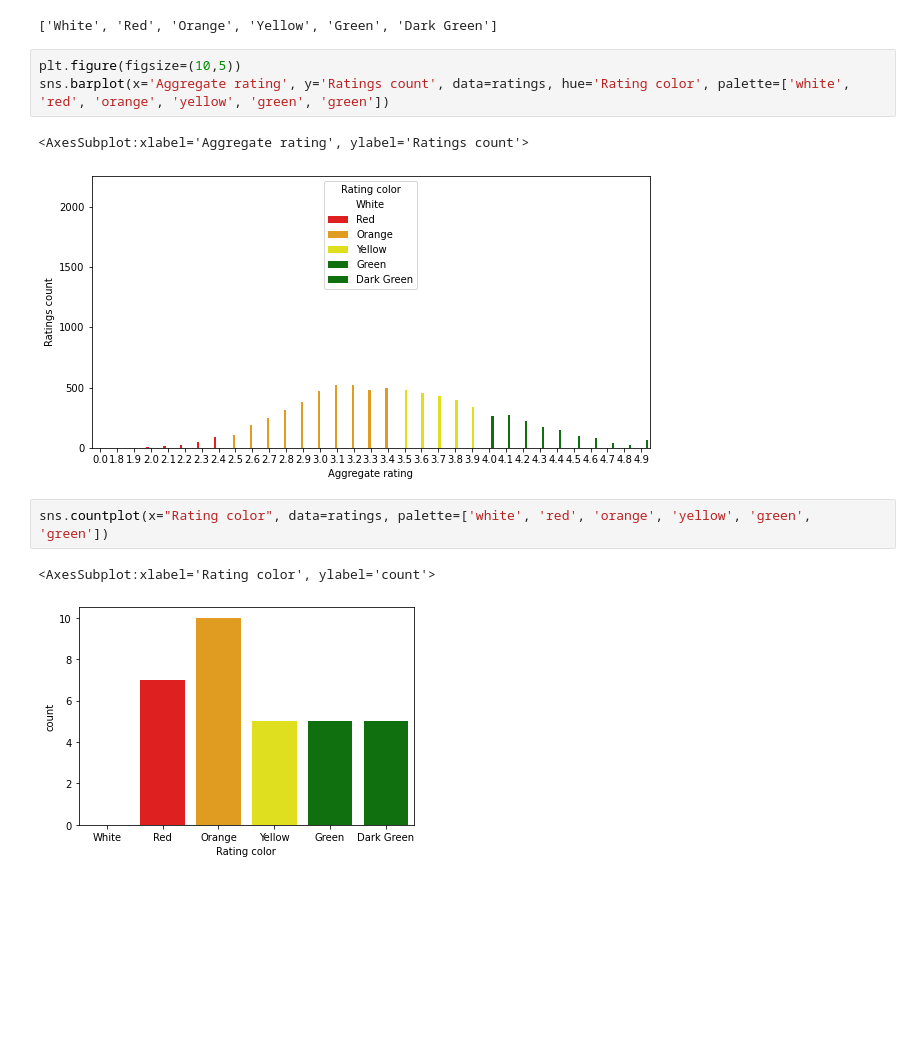
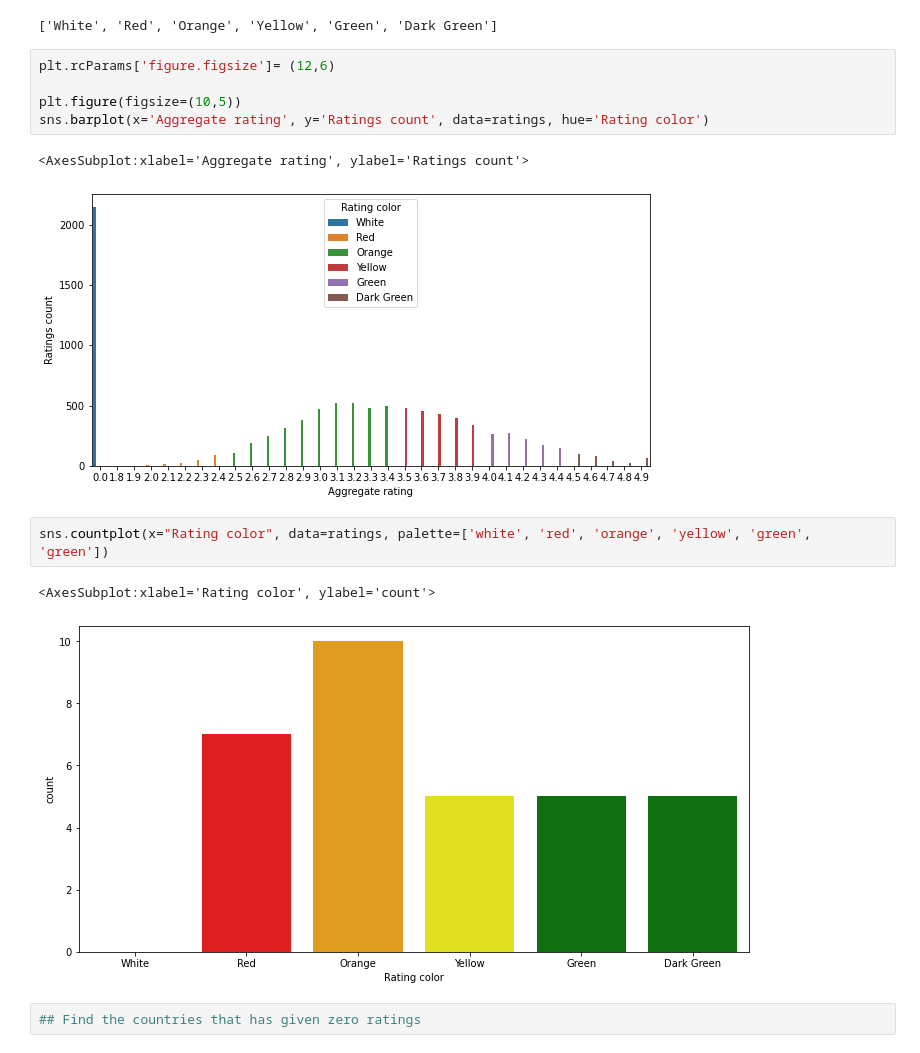
Before and after one commit to Lawal0abdulazeez/EDA-and-FE-with-krish-naik, a Jupyter notebook: EDA and FE with krish naik.ipynb, the cells around one changed output. Saved outputs shown, nothing was run; the diff lists cells and outputs as text; blank space fills up the shorter version.

```diff
--- a/EDA and FE with krish naik.ipynb
+++ b/EDA and FE with krish naik.ipynb
@@ -210,13 +207,17 @@ l
 # %% [output]
 ['White', 'Red', 'Orange', 'Yellow', 'Green', 'Dark Green']
 # %%
+plt.rcParams['figure.figsize']= (12,6)
+
 plt.figure(figsize=(10,5))
-sns.barplot(x='Aggregate rating', y='Ratings count', data=ratings, hue='Rating color', palette=['white', 'red', 'orange', 'yellow', 'green', 'green'])
+sns.barplot(x='Aggregate rating', y='Ratings count', data=ratings, hue='Rating color')
 # %% [output]
 <AxesSubplot:xlabel='Aggregate rating', ylabel='Ratings count'>
-[figure, old version]
+[figure, new version]
 # %%
 sns.countplot(x="Rating color", data=ratings, palette=['white', 'red', 'orange', 'yellow', 'green', 'green'])
 # %% [output]
 <AxesSubplot:xlabel='Rating color', ylabel='count'>
-[figure, old version]
+[figure, new version]
+# %%
+## Find the countries that has given zero ratings
```
Also changed, not shown: parts of 16 cells of this notebook, 1 other file.
